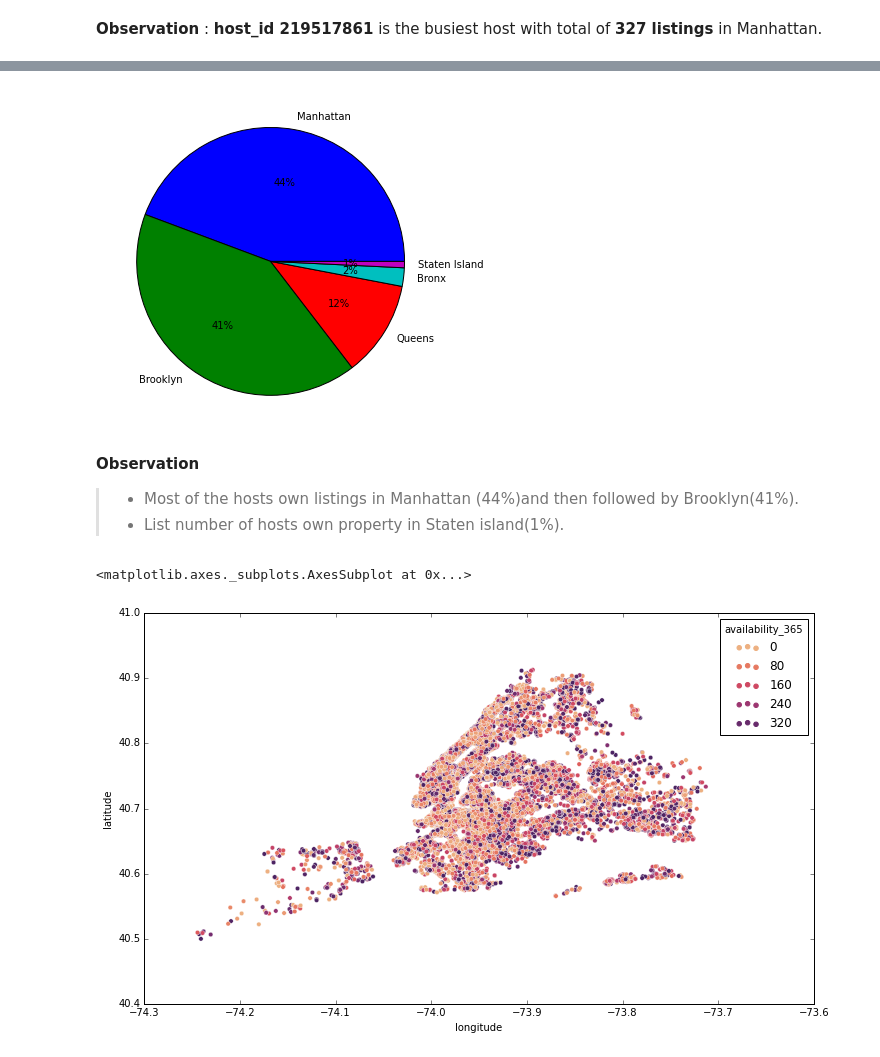
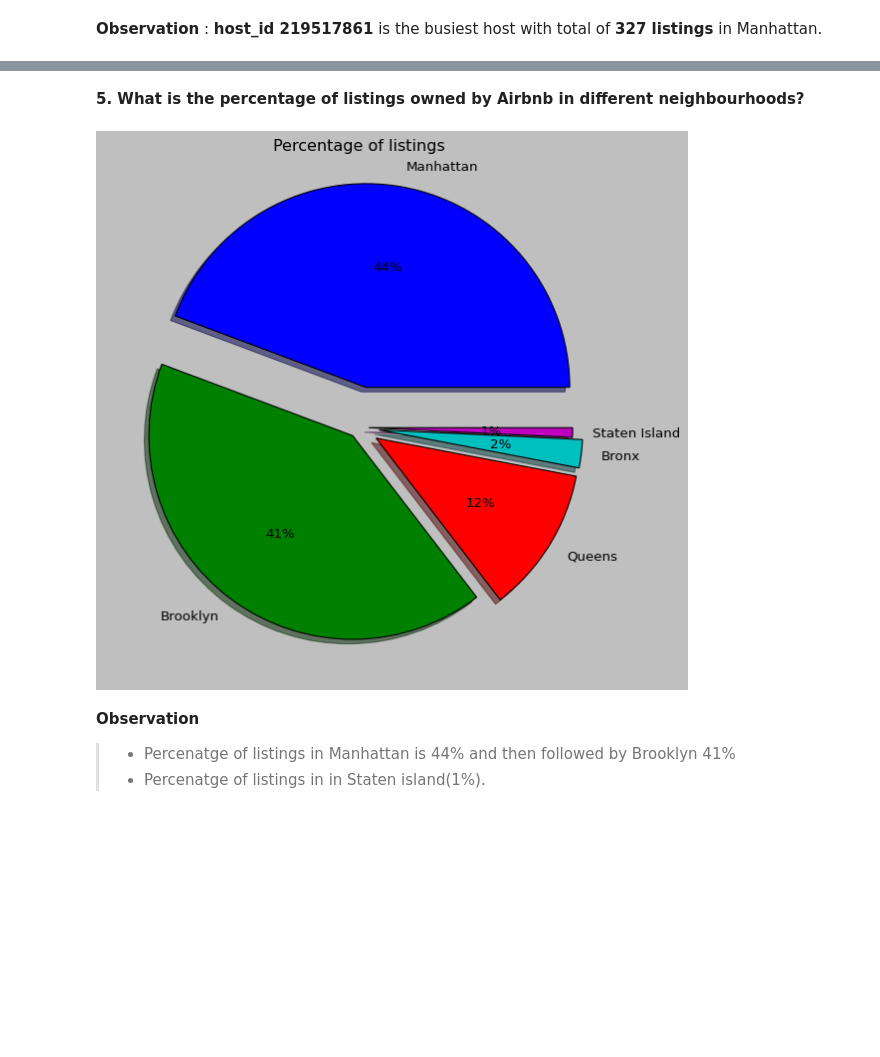
Before and after one commit to sneraikar/Airbnb-Bookings-Analysis, a Jupyter notebook: Airbnb_Bookings_Analysis_Capstone_Project_Solution.ipynb, the cells around one changed output, grey strips where cells are left out. Cells and saved outputs as stored; diff of their text form; code cells hidden in the pictures; blank space fills up the shorter version.

```diff
--- a/Airbnb_Bookings_Analysis_Capstone_Project_Solution.ipynb
+++ b/Airbnb_Bookings_Analysis_Capstone_Project_Solution.ipynb
@@ -466,17 +618,16 @@ Text(0, 0.5, 'Total lsitings')
+# %% [markdown]
+**5. What is the percentage of listings owned by Airbnb in different neighbourhoods?**
 # %%
-plt.subplots(figsize=(12,6))
+#to visualize using pie plot
+plt.subplots(figsize=(12,8))
 data=df.neighbourhood_group.value_counts()
-plt.pie(data,labels=df.neighbourhood_group.value_counts().index,autopct="%.0f%%")
+
+plt.pie(data,labels=df.neighbourhood_group.value_counts().index,explode=[0.2,0.05,0.1,0.1,0.05],shadow=True,autopct="%.0f%%")
+plt.title("Percentage of listings\n")
 plt.show()
 # %% [output]
-[figure, old version]
+[figure, new version]
 # %% [markdown]
 **Observation**
-> - Most of the hosts own listings in Manhattan (44%)and then followed by Brooklyn(41%).
-> - List number of hosts own property in Staten island(1%).
+> - Percenatge of listings in Manhattan is 44% and then followed by Brooklyn 41%
+> - Percenatge of listings in in Staten island(1%).
-# %%
-plt.figure(figsize=(12,7))
-sns.scatterplot(y=df.latitude,x=df.longitude,hue=df.availability_365,palette="flare")
-# %% [output]
-<matplotlib.axes._subplots.AxesSubplot at 0x...>
-[figure, removed]
```
Also changed, not shown: parts of 37 cells of this notebook.
